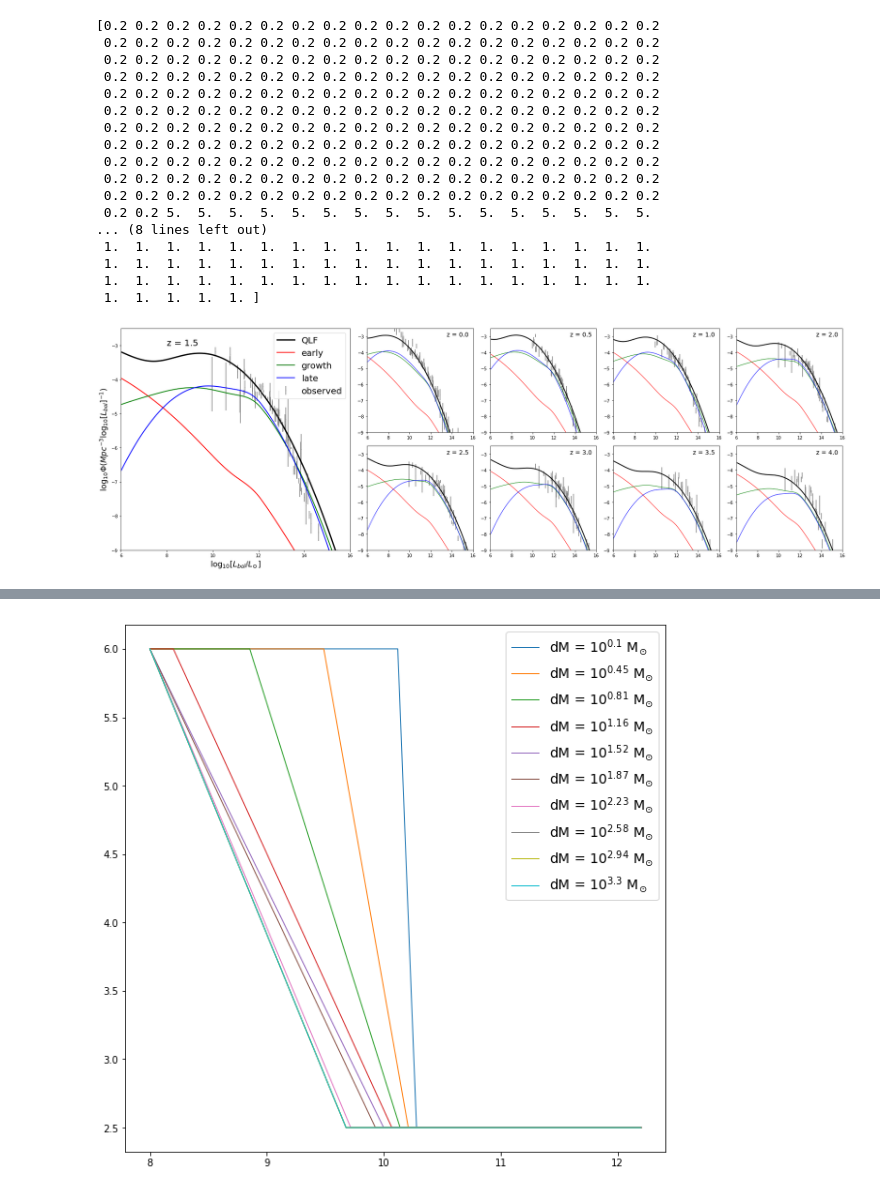
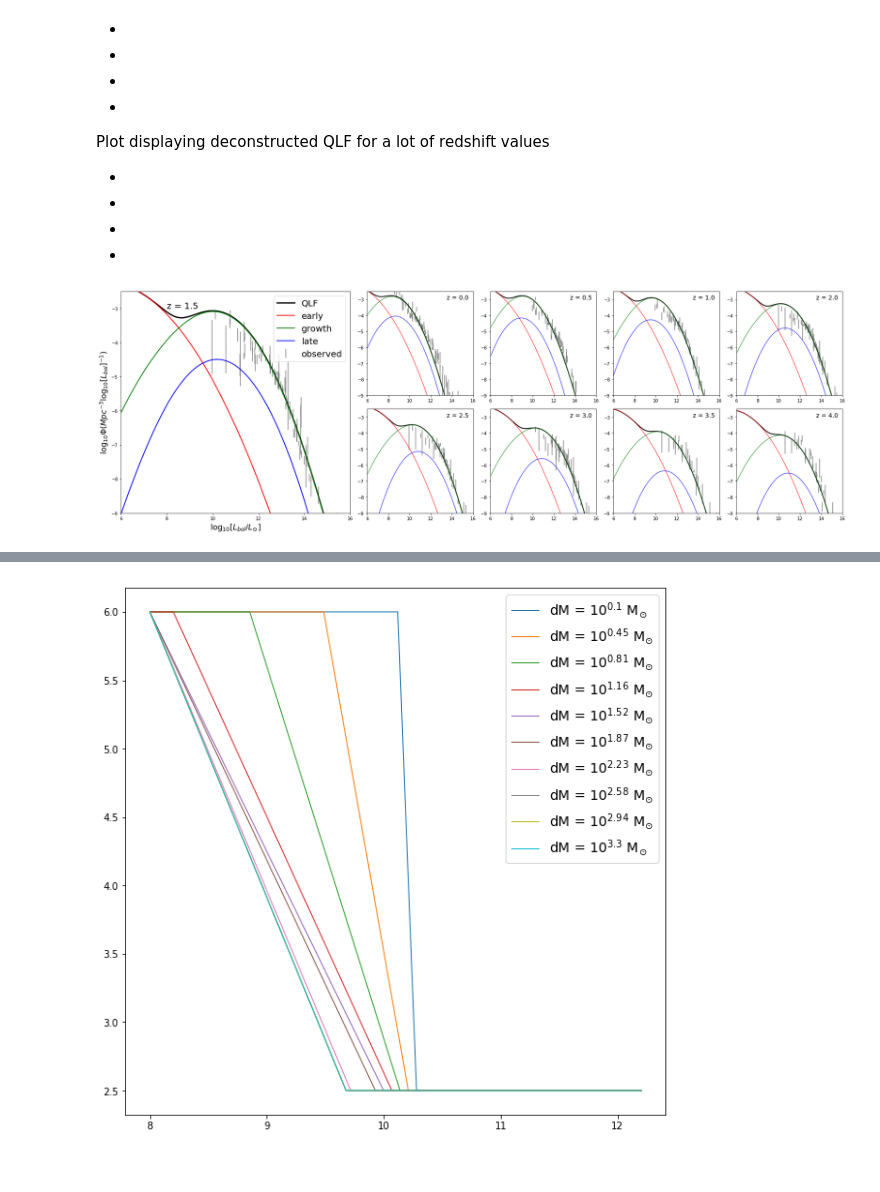
Before and after one commit to megantillman/get_QLF, a Jupyter notebook: paper_plots.ipynb, the cells around one changed output, grey strips where cells are left out. Saved outputs shown, nothing was run; the diff lists cells and outputs as text; code cells hidden in the pictures; blank space fills up the shorter version.

```diff
--- a/paper_plots.ipynb
+++ b/paper_plots.ipynb
@@ -703,13 +375,32 @@ plt.yscale('log')
+# %% [markdown]
+-
+
+-
+
+-
+
+-
+
+Plot displaying deconstructed QLF for a lot of redshift values
+
+-
+
+-
+
+-
+
+-
 # %%
 fig = plt.figure(figsize=(24,8))
 gs = gridspec.GridSpec(2, 6)
-lums = np.linspace(5,18,1000)
+lums = np.linspace(5,18,200)
 z = 1.5
-siglnX = [5,2.5]
+siglnX = [3.0, 2.0]
+start = 10.0
 ax1 = fig.add_subplot(gs[0:, 0:2])
 qlf = QLF(z, 0.01)
 qlf.get_dNdlnMstar(0.7)
-qlf.get_SMBM(0.3)
+qlf.get_Mbh(start, approx_local=True)
 qlf.get_dNdlnL(lums, siglnX)
 xm, ym = lums, np.log10(qlf.dNdlnL * np.log(10))
 ax1.plot(xm, ym, c='k',lw=3, label='QLF')
@@ -718,10 +409,10 @@ totearly = []
 totgrowth = []
 totlate = []
 
-for i, o in zip(qlf.intvals, qlf.FOb):
-    totearly.append((1-o) * np.sum(i[qlf.early]))
-    totgrowth.append((1-o) * np.sum(i[qlf.growth]))
-    totlate.append((1-o) * np.sum(i[qlf.late]))
+for i in qlf.intvals:
+    totearly.append(np.sum(i[qlf.pre]))
+    totgrowth.append(np.sum(i[qlf.post][qlf.slopes[qlf.post] >= 1.05 * qlf.mmax]))
+    totlate.append(np.sum(i[qlf.post][qlf.slopes[qlf.post] <= 1.05 * qlf.mmax]))
 
 ax1.plot(xm, np.log10(np.asarray(totearly) * np.log(10)), c='r', label='early',lw=2)
 ax1.plot(xm, np.log10(np.asarray(totgrowth) * np.log(10)), c='green', label='growth',lw=2)
@@ -735,55 +426,37 @@ ax1.axis([6,16,-9,-2.5])
 ax1.set_xlabel(r'$\log_{10} [L_{bol}/L_{\odot}]$', fontsize=18)
 ax1.set_ylabel(r'$\log_{10} \Phi (Mpc^{-3} \log_{10} [L_{bol}]^{-1})$', fontsize =18)
 ax1.legend(fontsize = 20)
 ax1.text(8,-3, 'z = '+str(z), fontsize = 20)
 
 
 for z, i, j in zip([0.0,0.5,1.0,2.0,2.5,3.0,3.5,4.0],[0,0,0,0,1,1,1,1],[2,3,4,5,2,3,4,5]):
     ax = fig.add_subplot(gs[i, j], sharex = ax1, sharey = ax1)
     qlf = QLF(z, 0.01)
     qlf.get_dNdlnMstar(0.7)
-    qlf.get_SMBM(0.3)
+    qlf.get_Mbh(start, approx_local=True)
     qlf.get_dNdlnL(lums, siglnX)
     xm, ym = lums, np.log10(qlf.dNdlnL * np.log(10))
     ax.plot(xm, ym, c='k',lw=2)
 
     totearly = []
     totgrowth = []
     totlate = []
 
-    for i, o in zip(qlf.intvals, qlf.FOb):
-        totearly.append((1-o) * np.sum(i[qlf.early]))
-        totgrowth.append((1-o) * np.sum(i[qlf.growth]))
-        totlate.append((1-o) * np.sum(i[qlf.late]))
+    for i in qlf.intvals:
+        totearly.append(np.sum(i[qlf.pre]))
+        totgrowth.append(np.sum(i[qlf.post][qlf.slopes[qlf.post] >= 1.05 * qlf.mmax]))
+        totlate.append(np.sum(i[qlf.post][qlf.slopes[qlf.post] <= 1.05 * qlf.mmax]))
 
     ax.plot(xm, np.log10(np.asarray(totearly) * np.log(10)), c='r', label='early',lw=1)
     ax.plot(xm, np.log10(np.asarray(totgrowth) * np.log(10)), c='green', label='growth',lw=1)
     ax.plot(xm, np.log10(np.asarray(totlate) * np.log(10)), c='b', label='late',lw=1)
 
 
     x, y , yerr = grab_obs(z)
     ax.errorbar(x, y, yerr = yerr, fmt = 'o', markersize = .15, c='gray', label = 'observed')
     ax.axis([6,16,-9,-2.5])
     ax.text(13.5,-3, 'z = '+str(z), fontsize = 14)
 plt.tight_layout()
-print(qlf.m)
-# plt.savefig('plots/paper-plots/QLF_byeye_lotz.pdf')
+# plt.savefig('plots/paper-plots/QLF_eye_lotz.pdf')
 # %% [output]
-[0.2 0.2 0.2 0.2 0.2 0.2 0.2 0.2 0.2 0.2 0.2 0.2 0.2 0.2 0.2 0.2 0.2 0.2
- 0.2 0.2 0.2 0.2 0.2 0.2 0.2 0.2 0.2 0.2 0.2 0.2 0.2 0.2 0.2 0.2 0.2 0.2
- 0.2 0.2 0.2 0.2 0.2 0.2 0.2 0.2 0.2 0.2 0.2 0.2 0.2 0.2 0.2 0.2 0.2 0.2
- 0.2 0.2 0.2 0.2 0.2 0.2 0.2 0.2 0.2 0.2 0.2 0.2 0.2 0.2 0.2 0.2 0.2 0.2
- 0.2 0.2 0.2 0.2 0.2 0.2 0.2 0.2 0.2 0.2 0.2 0.2 0.2 0.2 0.2 0.2 0.2 0.2
- 0.2 0.2 0.2 0.2 0.2 0.2 0.2 0.2 0.2 0.2 0.2 0.2 0.2 0.2 0.2 0.2 0.2 0.2
- 0.2 0.2 0.2 0.2 0.2 0.2 0.2 0.2 0.2 0.2 0.2 0.2 0.2 0.2 0.2 0.2 0.2 0.2
- 0.2 0.2 0.2 0.2 0.2 0.2 0.2 0.2 0.2 0.2 0.2 0.2 0.2 0.2 0.2 0.2 0.2 0.2
- 0.2 0.2 0.2 0.2 0.2 0.2 0.2 0.2 0.2 0.2 0.2 0.2 0.2 0.2 0.2 0.2 0.2 0.2
- 0.2 0.2 0.2 0.2 0.2 0.2 0.2 0.2 0.2 0.2 0.2 0.2 0.2 0.2 0.2 0.2 0.2 0.2
- 0.2 0.2 0.2 0.2 0.2 0.2 0.2 0.2 0.2 0.2 0.2 0.2 0.2 0.2 0.2 0.2 0.2 0.2
- 0.2 0.2 5.  5.  5.  5.  5.  5.  5.  5.  5.  5.  5.  5.  5.  5.  5.  5.
-... (8 lines left out)
- 1.  1.  1.  1.  1.  1.  1.  1.  1.  1.  1.  1.  1.  1.  1.  1.  1.  1.
- 1.  1.  1.  1.  1.  1.  1.  1.  1.  1.  1.  1.  1.  1.  1.  1.  1.  1.
- 1.  1.  1.  1.  1.  1.  1.  1.  1.  1.  1.  1.  1.  1.  1.  1.  1.  1.
- 1.  1.  1.  1.  1. ]
-[figure, old version]
+[figure, new version]
```
Also changed, not shown: parts of 23 cells of this notebook, 6 other files.
